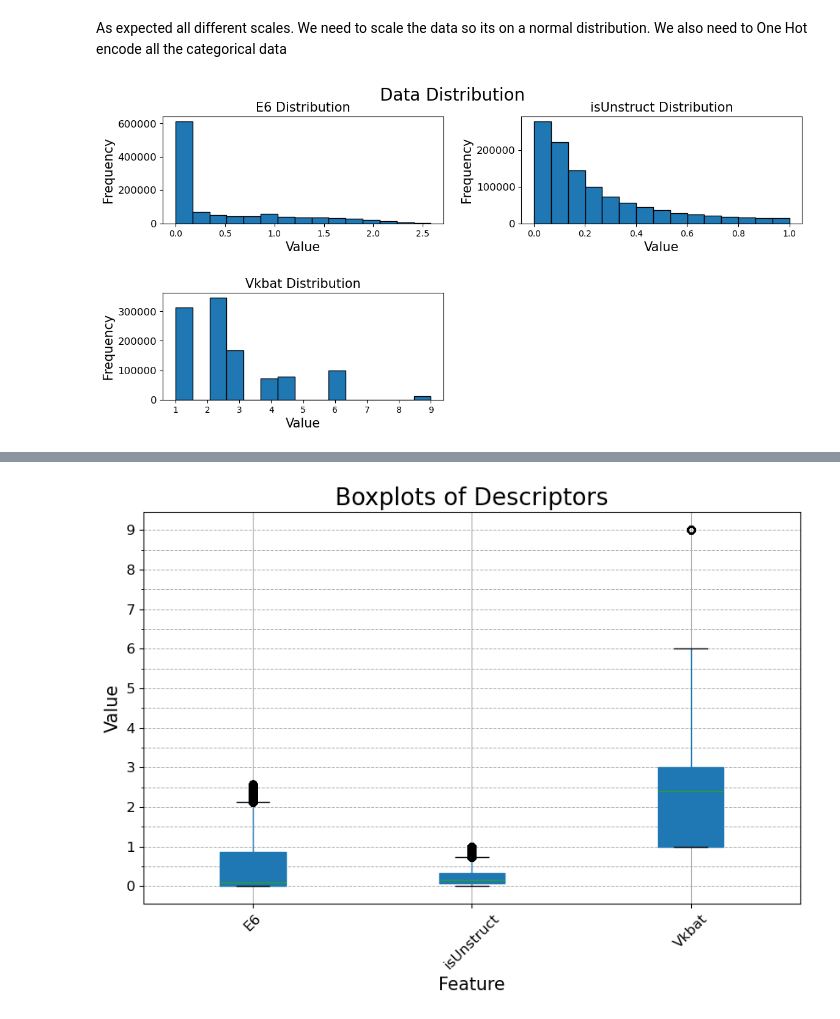
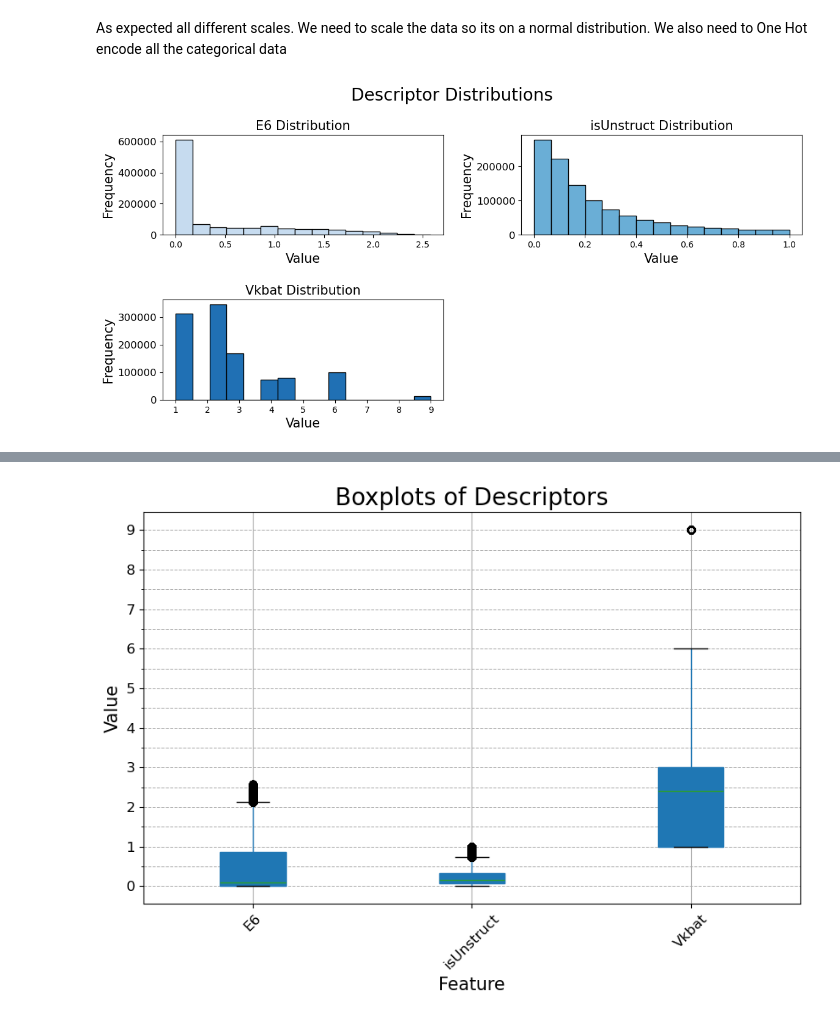
Before and after one commit to cristopher-d-delgado/research-LustigGroup-SJSU, a Jupyter notebook: modeling.ipynb, the cells around one changed output, grey strips where cells are left out. Cells and saved outputs as stored; diff of their text form; code cells hidden in the pictures.

```diff
--- a/modeling.ipynb
+++ b/modeling.ipynb
@@ -245,33 +245,38 @@ data2.describe()
 # %% [markdown]
 As expected all different scales. We need to scale the data so its on a normal distribution. We also need to One Hot encode all the categorical data
 # %%
+import seaborn as sns
+
 # Seperate features from target
 data_quantitative = data2[["E6", 'E20', "isUnstruct", "Vkbat"]]
 data_quantitative2 = data2[["E6", 'isUnstruct', 'Vkbat']]
+
+# Define a custom ocean-themed colormap
+ocean_colors = sns.color_palette("Blues", n_colors=len(data_quantitative2.columns))
 
 # View data distribution
 fig, axes = plt.subplots(nrows=2, ncols=2, figsize=(12, 6))
 
 # Flatten axes array to iterate over it
 axes = axes.flatten()
 
-# PLot histograms for each column and check for empty plots
-for i, col in enumerate(data_quantitative2.columns):
+# Plot histograms for each column with ocean-themed colors
+for i, (col, color) in enumerate(zip(data_quantitative2.columns, ocean_colors)):
     ax = axes[i]
-    data_quantitative2[col].plot(kind='hist', bins=15, edgecolor='black', ax=ax)
+    data_quantitative2[col].plot(kind='hist', bins=15, color=color, edgecolor='black', ax=ax)
     ax.set_title(f"{col} Distribution", fontsize=15)
     ax.set_xlabel('Value', fontsize=15)
     ax.set_ylabel('Frequency', fontsize=15)
-    ax.tick_params(axis='y', labelsize=12) # Adjust y-axis font size
+    ax.tick_params(axis='y', labelsize=12)  # Adjust y-axis font size
 
 # Hide remaining empty subplots
 for j in range(len(data_quantitative2.columns), len(axes)):
     axes[j].set_visible(False)
 
 # Add titles and padding
-plt.suptitle('Data Distribution', fontsize=20)
+plt.suptitle('Descriptor Distributions', fontsize=20)
 plt.tight_layout(pad=2.0)
-plt.subplots_adjust(top=0.9)
+plt.subplots_adjust(top=.85)
 plt.show()
 # %% [output]
-[figure, old version]
+[figure, new version]
```
Also changed, not shown: parts of 14 cells of this notebook.
